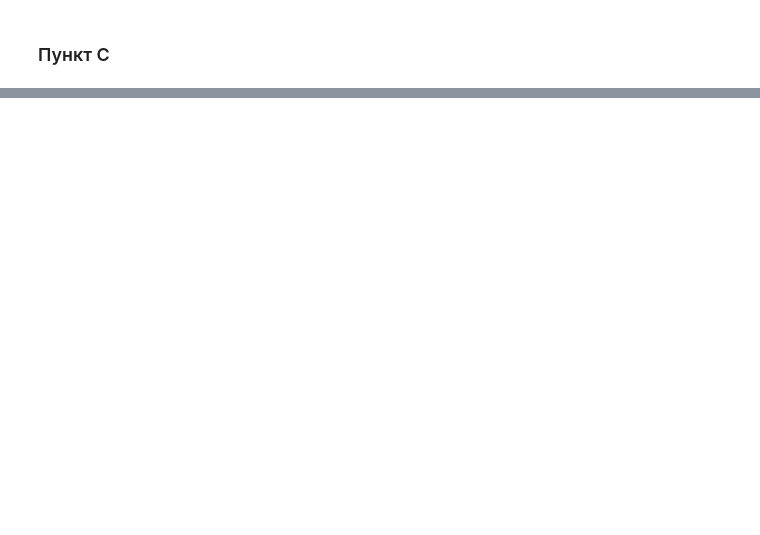
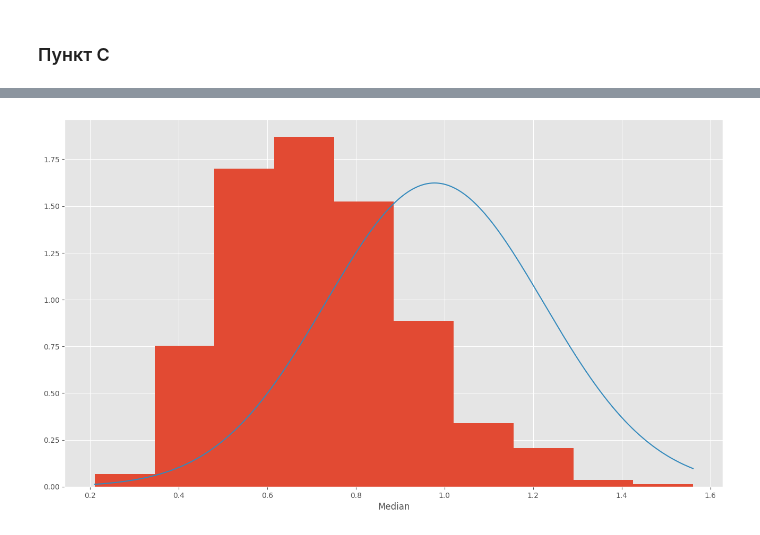
Before and after one commit to TiltedFox/math_stat, a Jupyter notebook: week1/task2.ipynb, the cells around one changed output, grey strips where cells are left out. Cells and saved outputs as stored; diff of their text form; code cells hidden in the pictures; blank space fills up the shorter version.

```diff
--- a/week1/task2.ipynb
+++ b/week1/task2.ipynb
@@ -90,0 +126,21 @@ plt.plot(x_val, val)
+# %%
+#
+general_med = np.median(distribution)
+sigma = np.std(distribution) / np.sqrt(distr_elem_number) * np.sqrt(np.pi / 2)
+
+
+# Бутстрап
+med_btstrp = np.ndarray([])
+for _ in range(1000):
+    distr = np.median(rng.exponential(size=distr_elem_number))
+    med_btstrp = np.append(med_btstrp, distr)
+
+x_val = np.linspace(min(med_btstrp), max(med_btstrp), 1000)
+pdf_val = sp.stats.norm.pdf(x_val, general_med, sigma)
+# %%
+plt.figure(figsize=(16, 9))
+plt.xlabel("Median")
+plt.hist(med_btstrp, density=True)
+plt.plot(x_val, pdf_val);
+# %% [output]
+[figure, added]
```
Also changed, not shown: parts of 12 cells of this notebook.
